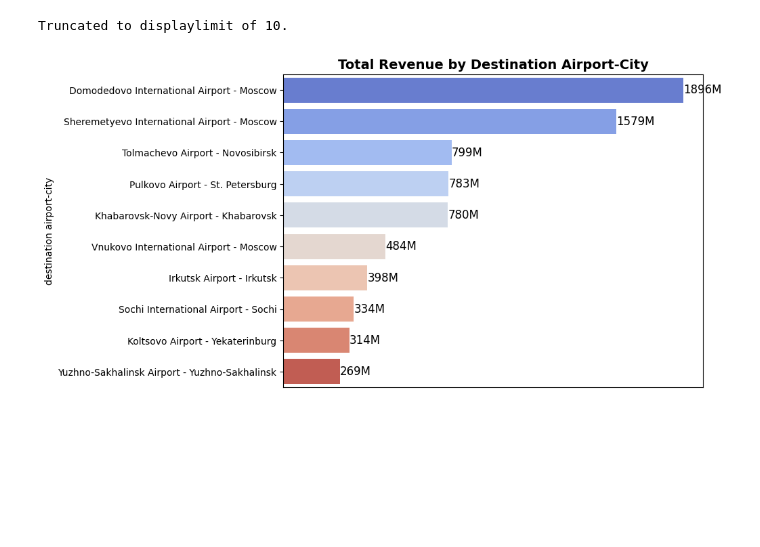
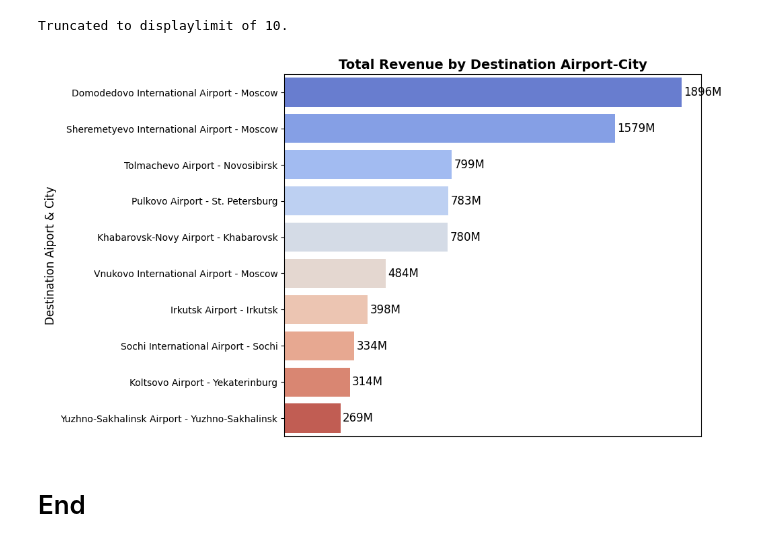
Before and after one commit to Daviedavie100/SQL_Projects, a Jupyter notebook: Airlines_EDA.ipynb, the cells around one changed output. Cells and saved outputs as stored; diff of their text form; code cells hidden in the pictures; blank space fills up the shorter version.

```diff
--- a/Airlines_EDA.ipynb
+++ b/Airlines_EDA.ipynb
@@ -1078,25 +1078,27 @@ LIMIT 10;
 """
 df=pd.read_sql_query(query8, sqlite_conn)
 # %%
-plt.figure(figsize=(8, 6))
+plt.figure(figsize=(8, 7))
 
 sns.barplot(y=df["destination airport-city"],
             x=df["total revenue (millions)"],
             palette="coolwarm",
             orient="h")
 
 # Add labels next to bars
 for i, value in enumerate(df["total revenue (millions)"]):
     plt.text(value + 10, i, f"{value:.0f}M", va='center', fontsize=12)
 
 # Titles and labels
 plt.title("Total Revenue by Destination Airport-City", fontsize=14, fontweight='bold')
-
+plt.ylabel("Destination Aiport & City", fontsize=12)
 # Remove x-axis ticks and label
 plt.xticks([])
 plt.xlabel('')
 
 # Show plot
 plt.show();
 # %% [output]
-[figure, old version]
+[figure, new version]
+# %% [markdown]
+# End
```
